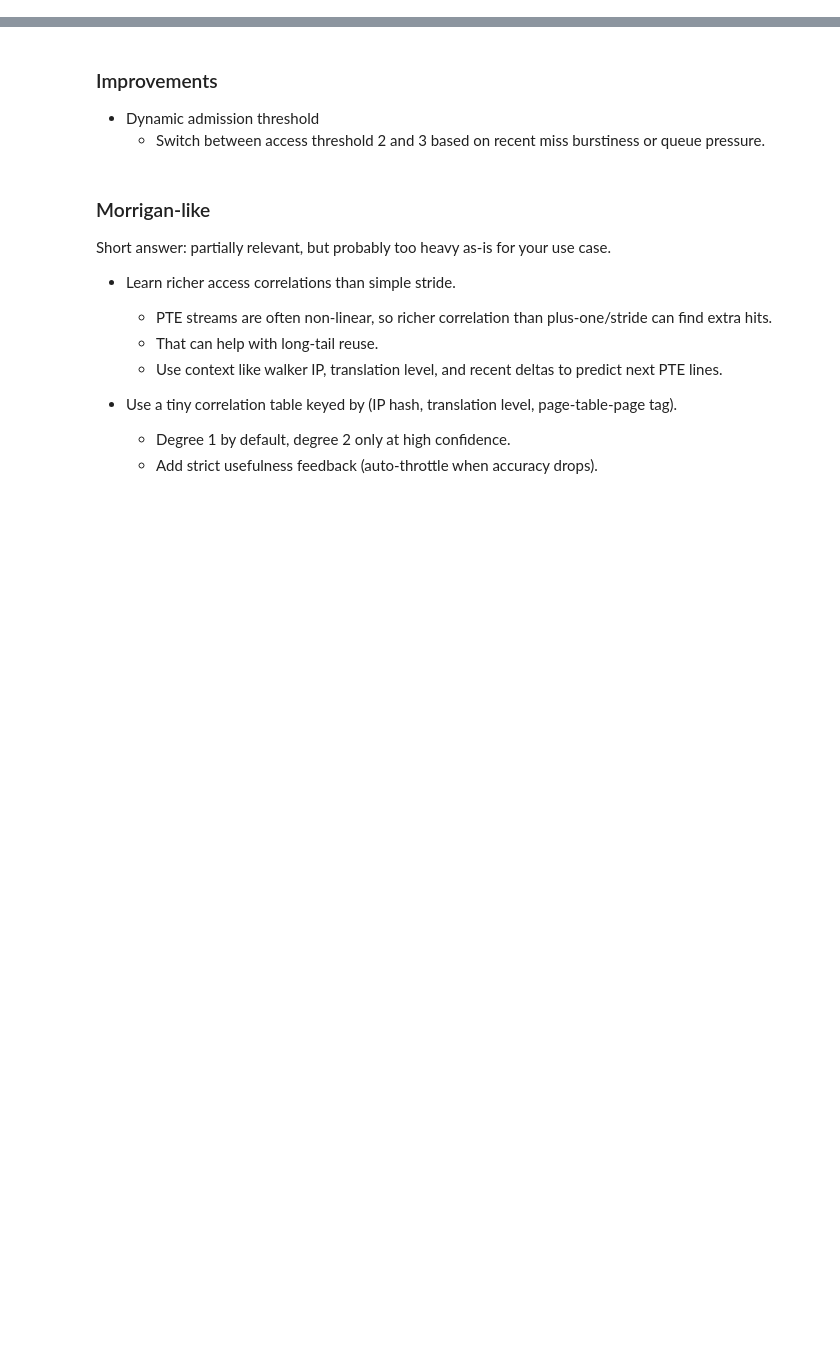
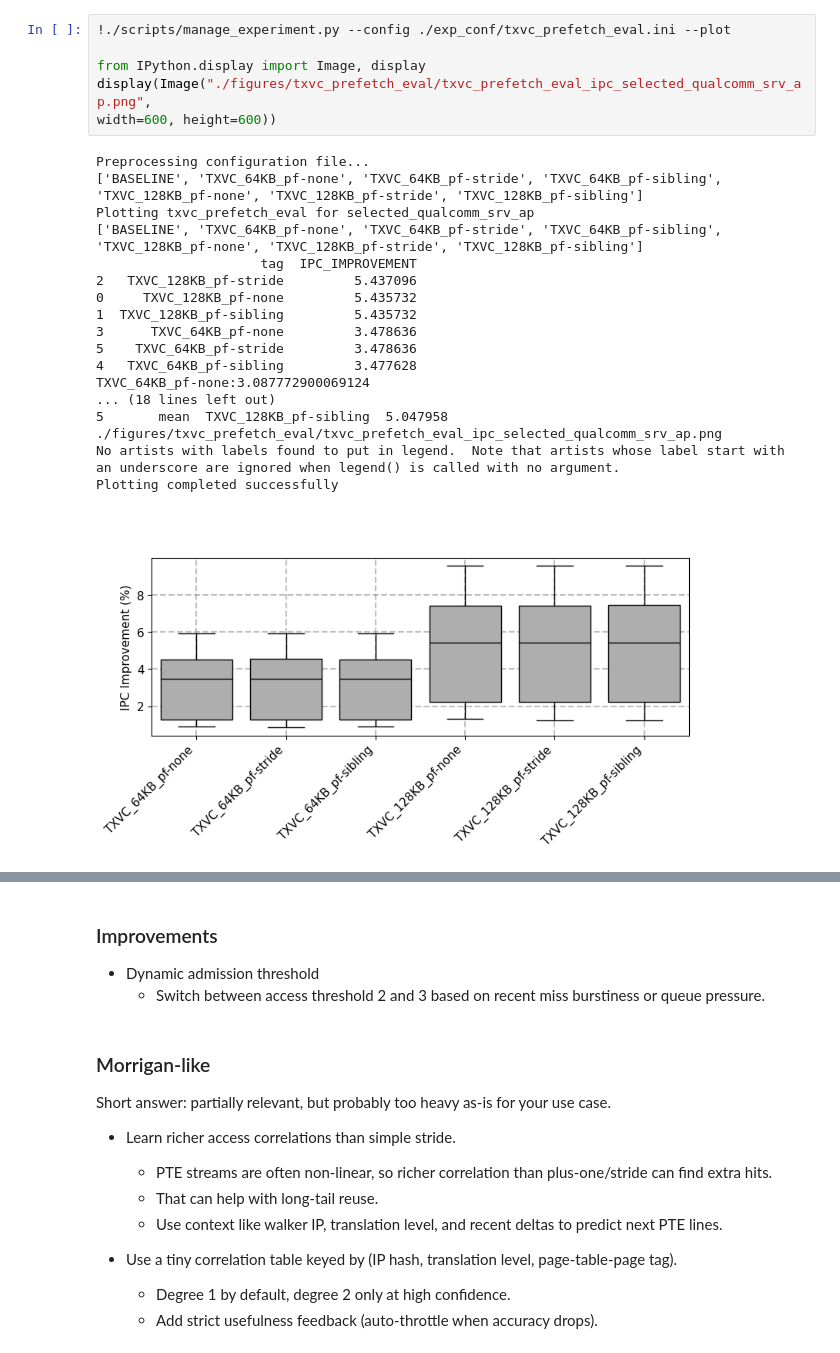
Before and after one commit to dchasap/itp_asplos25_AE, a Jupyter notebook: notebooks/txvc_prefetcher.ipynb, the cells around one changed output, grey strips where cells are left out. Saved outputs shown, nothing was run; the diff lists cells and outputs as text; blank space fills up the shorter version.

Commit message:
added sibling and child prefetchers

```diff
--- a/notebooks/txvc_prefetcher.ipynb
+++ b/notebooks/txvc_prefetcher.ipynb
@@ -53,0 +152,25 @@ s
+# %%
+!./scripts/manage_experiment.py --config ./exp_conf/txvc_prefetch_eval.ini --plot
+
+from IPython.display import Image, display
+display(Image("./figures/txvc_prefetch_eval/txvc_prefetch_eval_ipc_selected_qualcomm_srv_ap.png",
+width=600, height=600))
+# %% [output]
+Preprocessing configuration file...
+['BASELINE', 'TXVC_64KB_pf-none', 'TXVC_64KB_pf-stride', 'TXVC_64KB_pf-sibling', 'TXVC_128KB_pf-none', 'TXVC_128KB_pf-stride', 'TXVC_128KB_pf-sibling']
+Plotting txvc_prefetch_eval for selected_qualcomm_srv_ap
+['BASELINE', 'TXVC_64KB_pf-none', 'TXVC_64KB_pf-stride', 'TXVC_64KB_pf-sibling', 'TXVC_128KB_pf-none', 'TXVC_128KB_pf-stride', 'TXVC_128KB_pf-sibling']
+                     tag  IPC_IMPROVEMENT
+2   TXVC_128KB_pf-stride         5.437096
+0     TXVC_128KB_pf-none         5.435732
+1  TXVC_128KB_pf-sibling         5.435732
+3      TXVC_64KB_pf-none         3.478636
+5    TXVC_64KB_pf-stride         3.478636
+4   TXVC_64KB_pf-sibling         3.477628
+TXVC_64KB_pf-none:3.087772900069124
+... (18 lines left out)
+5       mean  TXVC_128KB_pf-sibling  5.047958
+./figures/txvc_prefetch_eval/txvc_prefetch_eval_ipc_selected_qualcomm_srv_ap.png
+No artists with labels found to put in legend.  Note that artists whose label start with an underscore are ignored when legend() is called with no argument.
+Plotting completed successfully
+[figure, added]
```
Also changed, not shown: parts of 10 cells of this notebook, 9 other files.
